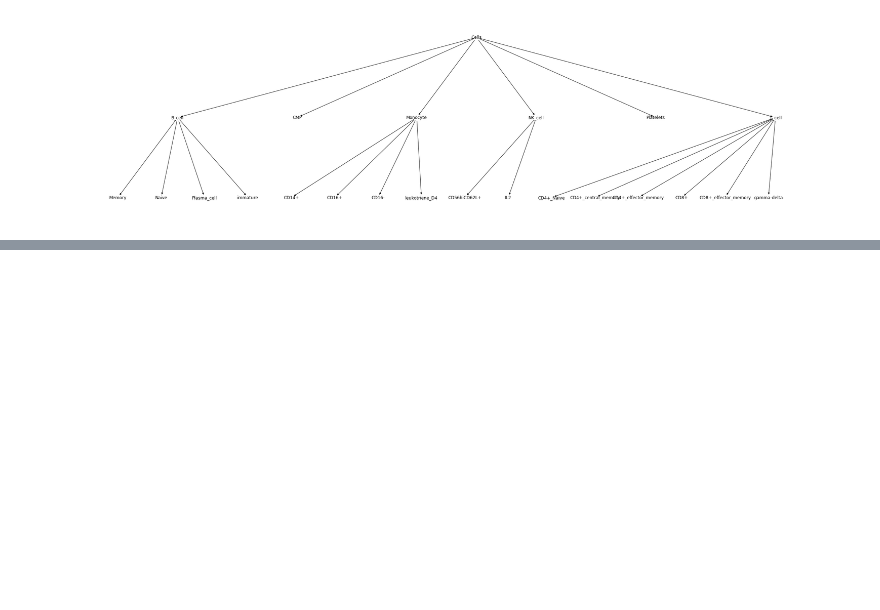
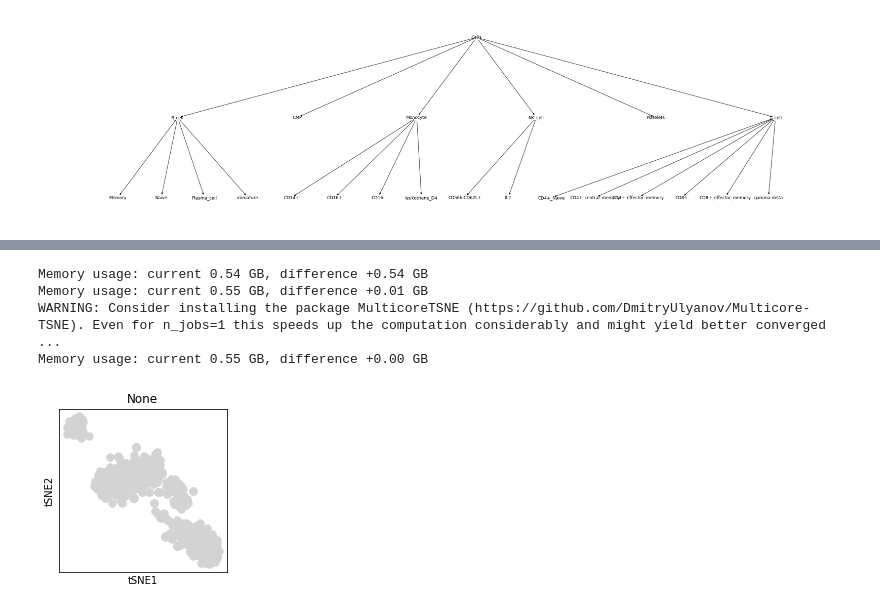
Before and after one commit to muratcemkose/HierarchicalSC, a Jupyter notebook: HierarchicalSC_Sample.ipynb, the cells around one changed output, grey strips where cells are left out. Cells and saved outputs as stored; diff of their text form; code cells hidden in the pictures; blank space fills up the shorter version.

```diff
--- a/HierarchicalSC_Sample.ipynb
+++ b/HierarchicalSC_Sample.ipynb
@@ -39,0 +161,11 @@ Sample_object.getTreePlot()
+# %%
+cluster(sampleCleanedCountMatrix)
+# %% [output]
+Memory usage: current 0.54 GB, difference +0.54 GB
+Memory usage: current 0.55 GB, difference +0.01 GB
+WARNING: Consider installing the package MulticoreTSNE (https://github.com/DmitryUlyanov/Multicore-TSNE). Even for n_jobs=1 this speeds up the computation considerably and might yield better converged ...
+Memory usage: current 0.55 GB, difference +0.00 GB
+# %%
+sc.pl.tsne(sampleCleanedCountMatrix)
+# %% [output]
+[figure, added]
```
Also changed, not shown: parts of 9 cells of this notebook, 1 other file.
